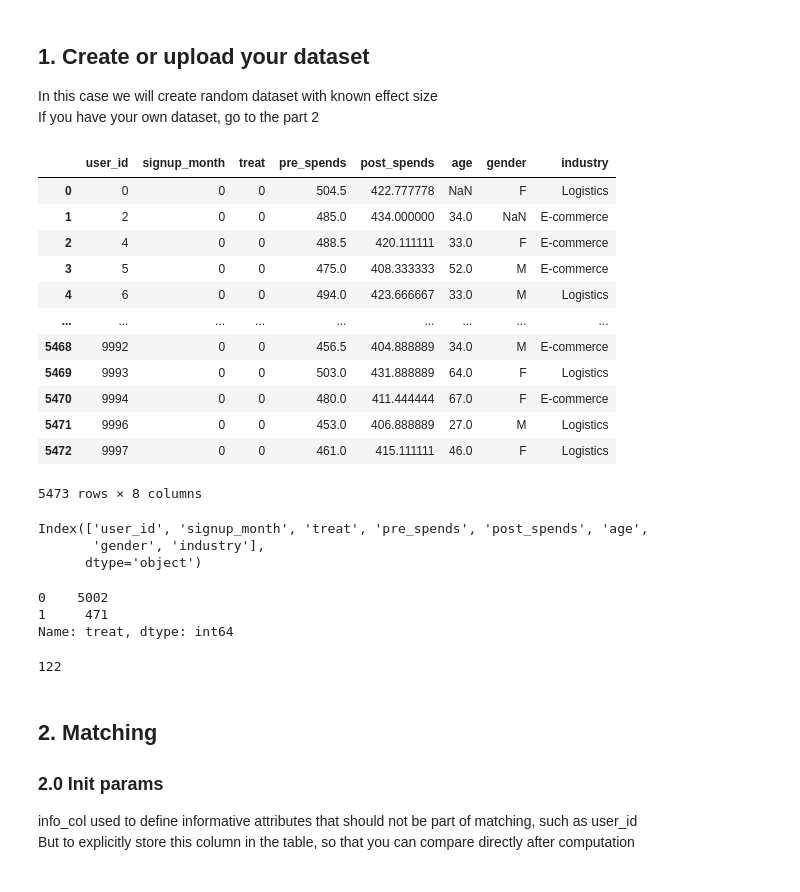
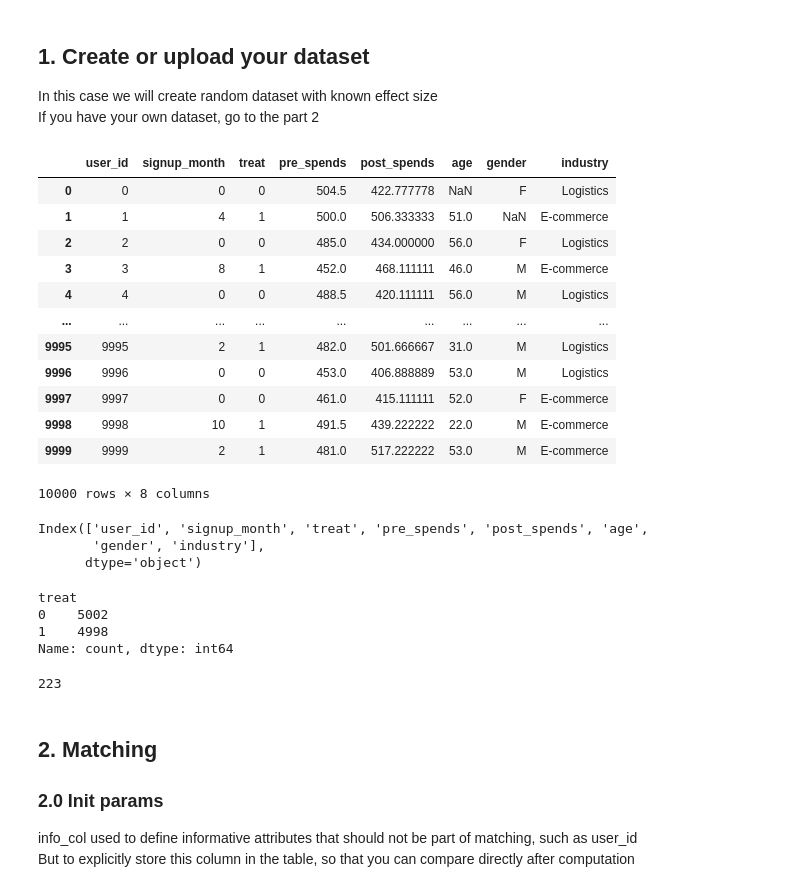
Before and after one commit to sb-ai-lab/HypEx, a Jupyter notebook: examples/tutorials/Tutorial_1_Matching.ipynb, the cells around one changed output. Drawn from its saved outputs; the diff is of its cells as text; code cells hidden in the pictures.

```diff
--- a/examples/tutorials/Tutorial_1_Matching.ipynb
+++ b/examples/tutorials/Tutorial_1_Matching.ipynb
@@ -16,22 +11,22 @@ If you have your own dataset, go to the part 2
 # %%
 from hypex.utils.tutorial_data_creation import create_test_data
 # %%
-df = create_test_data(rs=42, na_step=45, nan_cols=['age', 'gender'])
+df = create_test_data(num_users=10000, rs=42, na_step=45, nan_cols=['age', 'gender'])
 df
 # %% [output]
 |  | user_id | signup_month | treat | pre_spends | post_spends | age | gender | industry |
 | 0 | 0 | 0 | 0 | 504.5 | 422.777778 | NaN | F | Logistics |
-| 1 | 2 | 0 | 0 | 485.0 | 434.000000 | 34.0 | NaN | E-commerce |
-| 2 | 4 | 0 | 0 | 488.5 | 420.111111 | 33.0 | F | E-commerce |
-| 3 | 5 | 0 | 0 | 475.0 | 408.333333 | 52.0 | M | E-commerce |
-| 4 | 6 | 0 | 0 | 494.0 | 423.666667 | 33.0 | M | Logistics |
+| 1 | 1 | 4 | 1 | 500.0 | 506.333333 | 51.0 | NaN | E-commerce |
+| 2 | 2 | 0 | 0 | 485.0 | 434.000000 | 56.0 | F | Logistics |
+| 3 | 3 | 8 | 1 | 452.0 | 468.111111 | 46.0 | M | E-commerce |
+| 4 | 4 | 0 | 0 | 488.5 | 420.111111 | 56.0 | M | Logistics |
 | ... | ... | ... | ... | ... | ... | ... | ... | ... |
-| 5468 | 9992 | 0 | 0 | 456.5 | 404.888889 | 34.0 | M | E-commerce |
-| 5469 | 9993 | 0 | 0 | 503.0 | 431.888889 | 64.0 | F | Logistics |
-| 5470 | 9994 | 0 | 0 | 480.0 | 411.444444 | 67.0 | F | E-commerce |
-| 5471 | 9996 | 0 | 0 | 453.0 | 406.888889 | 27.0 | M | Logistics |
-| 5472 | 9997 | 0 | 0 | 461.0 | 415.111111 | 46.0 | F | Logistics |
+| 9995 | 9995 | 2 | 1 | 482.0 | 501.666667 | 31.0 | M | Logistics |
+| 9996 | 9996 | 0 | 0 | 453.0 | 406.888889 | 53.0 | M | Logistics |
+| 9997 | 9997 | 0 | 0 | 461.0 | 415.111111 | 52.0 | F | E-commerce |
+| 9998 | 9998 | 10 | 1 | 491.5 | 439.222222 | 22.0 | M | E-commerce |
+| 9999 | 9999 | 2 | 1 | 481.0 | 517.222222 | 53.0 | M | E-commerce |
-5473 rows × 8 columns
+10000 rows × 8 columns
 # %%
 df.columns
 # %% [output]
@@ -41,13 +36,14 @@ Index(['user_id', 'signup_month', 'treat', 'pre_spends', 'post_spends', 'age',
 # %%
 df['treat'].value_counts()
 # %% [output]
+treat
 0    5002
-1     471
-Name: treat, dtype: int64
+1    4998
+Name: count, dtype: int64
 # %%
 df['gender'].isna().sum()
 # %% [output]
-122
+223
 # %% [markdown]
 ## 2. Matching
 ### 2.0 Init params
```
Also changed, not shown: parts of 21 cells of this notebook, 1 other file.
